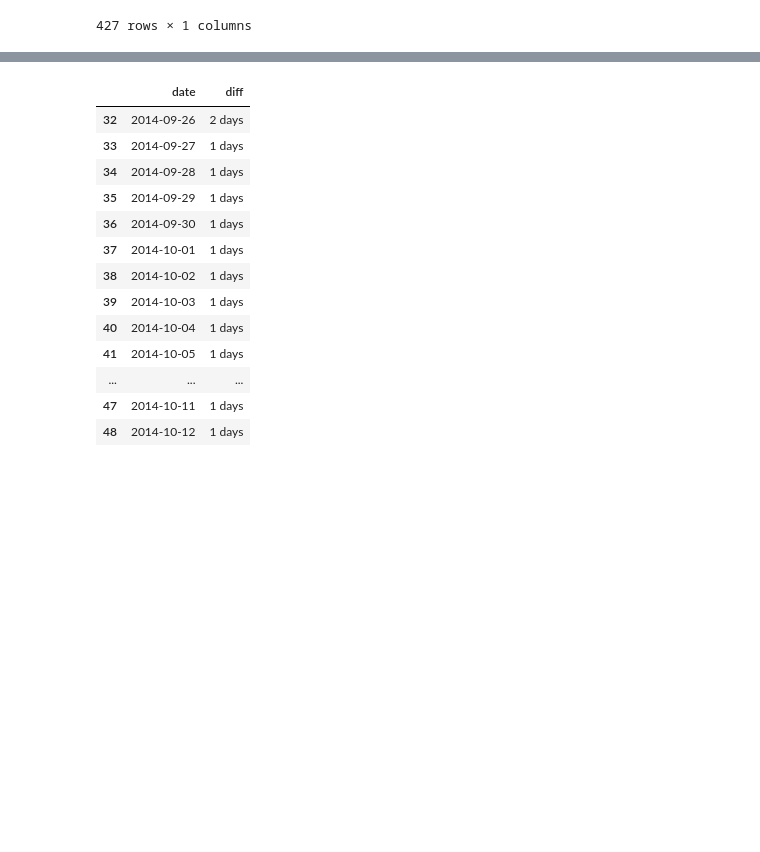
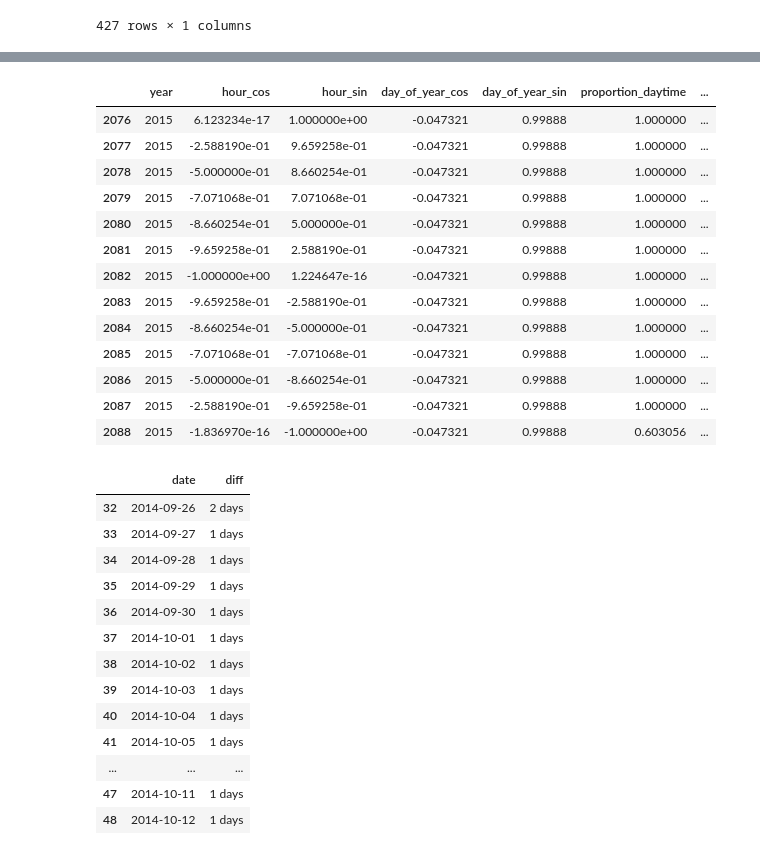
Before and after one commit to Erdos-Projects/predicting-day-ahead-solar-power-production, a Jupyter notebook: notebooks/modeling/CEB/basic_lightgbm_results.ipynb, the cells around one changed output, grey strips where cells are left out. Cells and saved outputs as stored; diff of their text form; code cells hidden in the pictures; blank space fills up the shorter version.

```diff
--- a/notebooks/modeling/CEB/basic_lightgbm_results.ipynb
+++ b/notebooks/modeling/CEB/basic_lightgbm_results.ipynb
@@ -236,0 +285,3 @@ end_days_ext = shorter_test.end_days_naive
+# %%
+X_train = df_train[my_cols]
+y_train = df_train['energy']
@@ -236,0 +327,6 @@ end_days_ext = shorter_test.end_days_naive
+# %%
+test_cv = RidgeCV(alphas=(0.001, 0.01, 0.01, 1, 10, 100, 1000),
+                  fit_intercept=True, scoring='neg_mean_squared_error',
+                  cv=my_splits)
+# %%
+test_cv.fit(X_train, y_train)
@@ -236,0 +361,6 @@ end_days_ext = shorter_test.end_days_naive
+# %%
+for train_split, test_split in my_splits:
+    X_tt = X_train.loc[train_split]
+    y_tt = y_train.loc[train_split]
+    X_ho = X_train.loc[test_split]
+    y_ho = y_train.loc[test_split]
@@ -237,3 +482,20 @@ end_days_ext = shorter_test.end_days_naive
+# %%
+X_ho
+# %% [output]
+|  | year | hour_cos | hour_sin | day_of_year_cos | day_of_year_sin | proportion_daytime | ... |
+| 2076 | 2015 | 6.123234e-17 | 1.000000e+00 | -0.047321 | 0.99888 | 1.000000 | ... |
+| 2077 | 2015 | -2.588190e-01 | 9.659258e-01 | -0.047321 | 0.99888 | 1.000000 | ... |
+| 2078 | 2015 | -5.000000e-01 | 8.660254e-01 | -0.047321 | 0.99888 | 1.000000 | ... |
+| 2079 | 2015 | -7.071068e-01 | 7.071068e-01 | -0.047321 | 0.99888 | 1.000000 | ... |
+| 2080 | 2015 | -8.660254e-01 | 5.000000e-01 | -0.047321 | 0.99888 | 1.000000 | ... |
+| 2081 | 2015 | -9.659258e-01 | 2.588190e-01 | -0.047321 | 0.99888 | 1.000000 | ... |
+| 2082 | 2015 | -1.000000e+00 | 1.224647e-16 | -0.047321 | 0.99888 | 1.000000 | ... |
+| 2083 | 2015 | -9.659258e-01 | -2.588190e-01 | -0.047321 | 0.99888 | 1.000000 | ... |
+| 2084 | 2015 | -8.660254e-01 | -5.000000e-01 | -0.047321 | 0.99888 | 1.000000 | ... |
+| 2085 | 2015 | -7.071068e-01 | -7.071068e-01 | -0.047321 | 0.99888 | 1.000000 | ... |
+| 2086 | 2015 | -5.000000e-01 | -8.660254e-01 | -0.047321 | 0.99888 | 1.000000 | ... |
+| 2087 | 2015 | -2.588190e-01 | -9.659258e-01 | -0.047321 | 0.99888 | 1.000000 | ... |
+| 2088 | 2015 | -1.836970e-16 | -1.000000e+00 | -0.047321 | 0.99888 | 0.603056 | ... |
 # %%
 end_days_ext['diff'] = end_days_ext['date'].diff(periods=1)
 # %%
```
Also changed, not shown: parts of 42 cells of this notebook, 1 other file.
